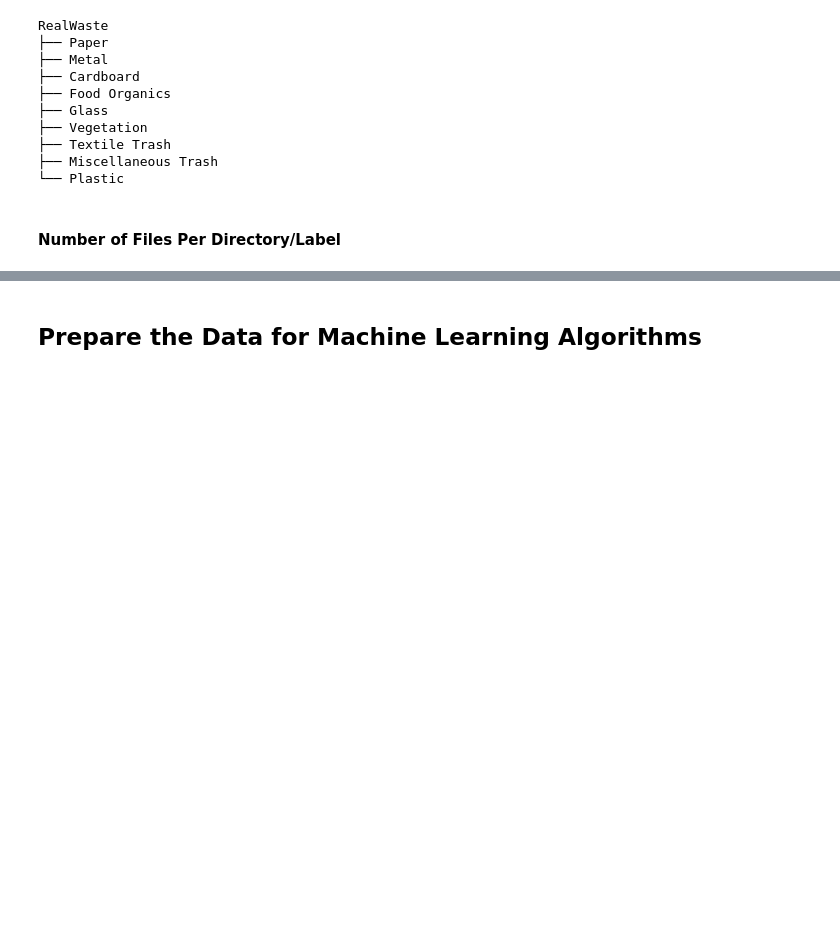
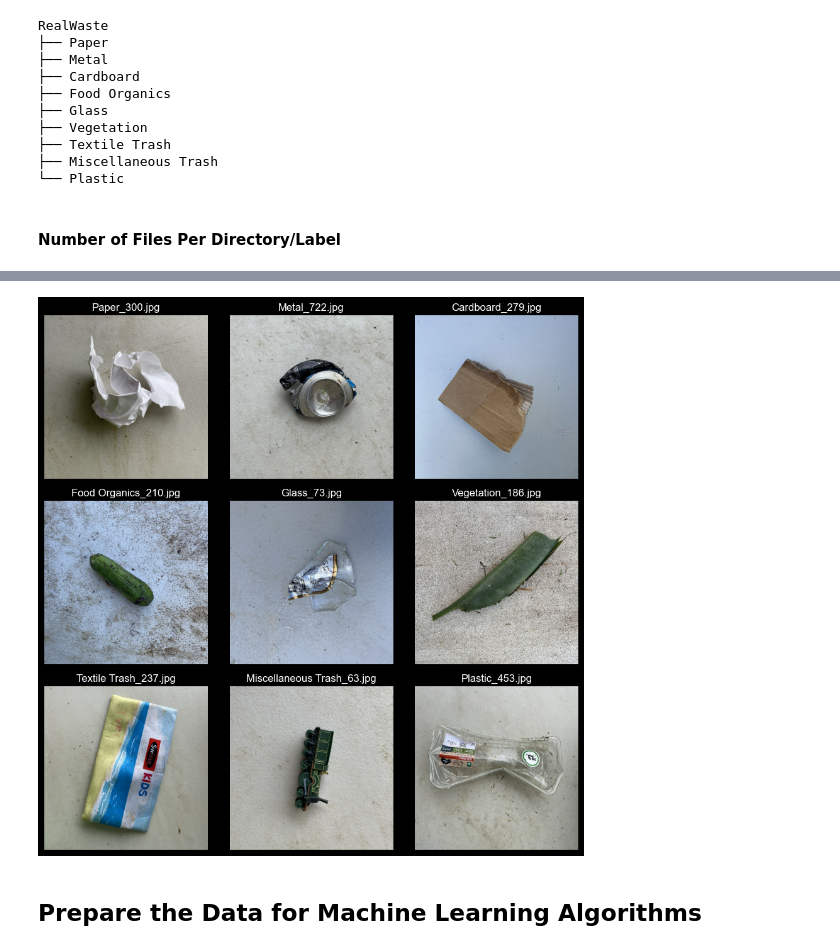
Before and after one commit to juliareinhart/waste-classification-ml, a Jupyter notebook: waste_classification.ipynb, the cells around one changed output, grey strips where cells are left out. Drawn from its saved outputs; the diff is of its cells as text; code cells hidden in the pictures; blank space fills up the shorter version.

```diff
--- a/waste_classification.ipynb
+++ b/waste_classification.ipynb
@@ -145,3 +145,33 @@ TODO: Display random image in each folder
+# %%
+from PIL import Image
+import random
+
+def display_random_image_per_dir(path: Path) -> None:
+    image_paths = []
+    for root, dirs, files in Path(path).walk(on_error=print):
+        if root.name != path.name:
+            image_name: str = random.choice(files)
+            if image_name.endswith('.jpg'):
+                image_paths.append(root/image_name)
+
+    images_length = len(image_paths)
+    cols = int(math.sqrt(images_length))
+    rows = int(math.ceil(images_length / cols))
+
+    plt.figure(figsize=[cols * 3, rows * 3])
+    for i, path in enumerate(image_paths):
+        img = Image.open(path)
+        plt.subplot(rows, cols, i+1)
+        plt.title(path.name)
+        plt.imshow(img)
+        plt.axis('off')
+    plt.tight_layout()
+    plt.show()
+
+
+display_random_image_per_dir(real_waste_path)
+# %% [output]
+[figure, added]
 # %% [markdown]
 ## Prepare the Data for Machine Learning Algorithms
 # %% [markdown]
```
Also changed, not shown: parts of 2 cells of this notebook.
